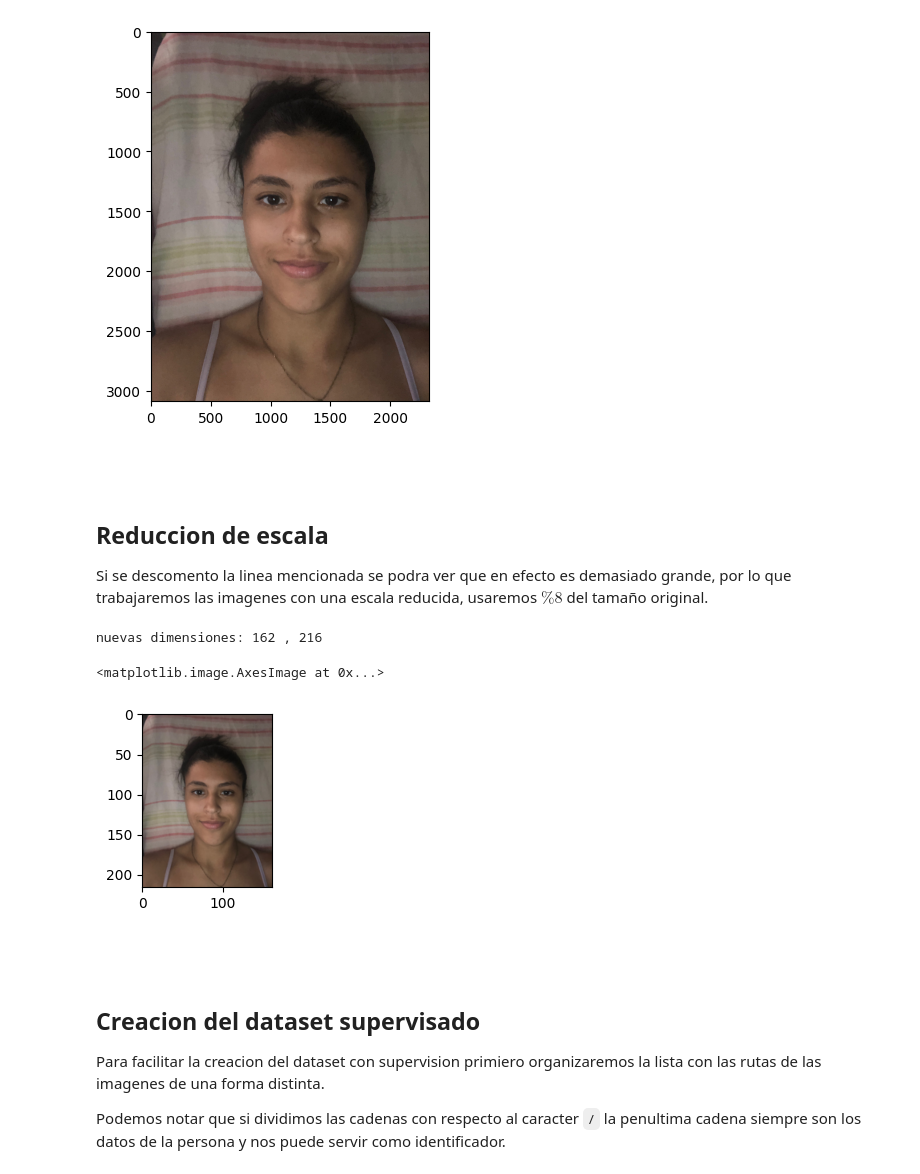
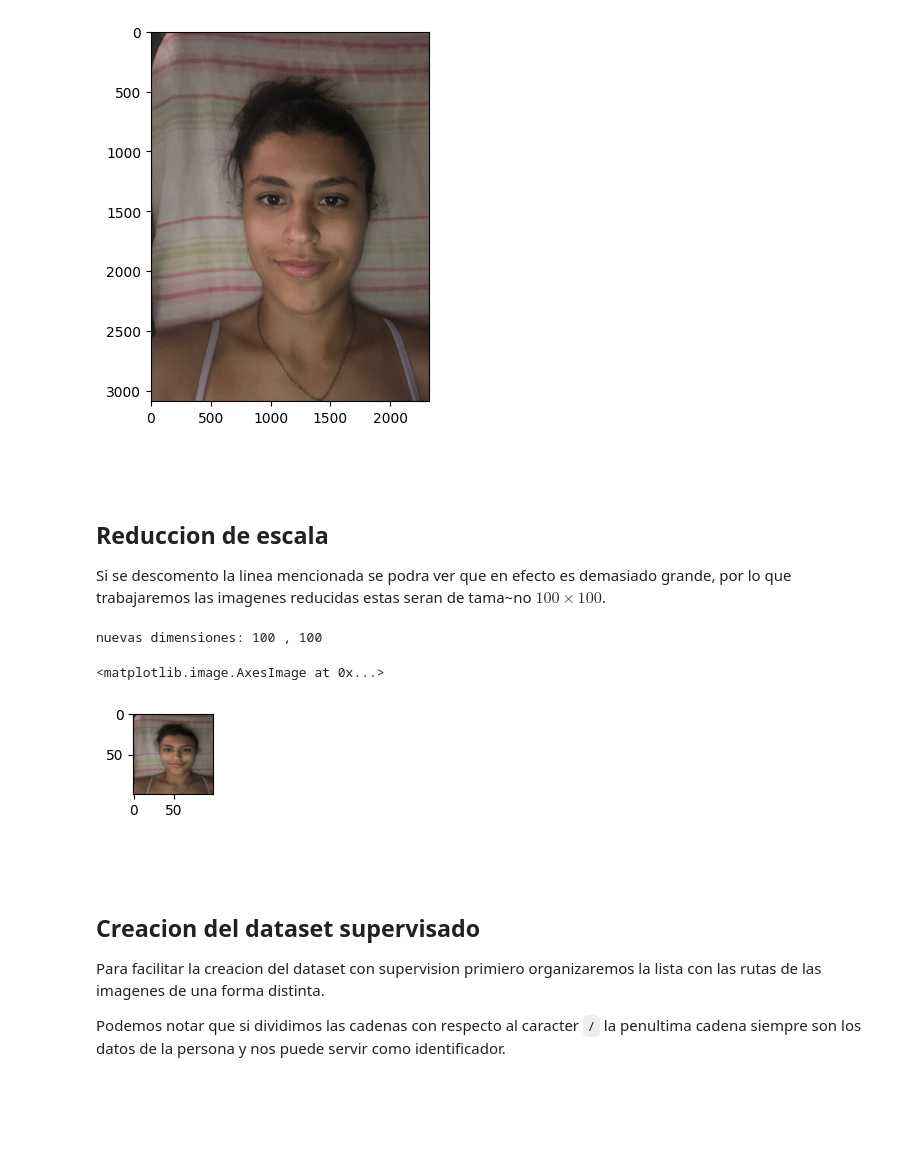
Before and after one commit to israncho/nn_ai, a Jupyter notebook: proyecto_final/Proyecto_final.ipynb, the cells around one changed output. Saved outputs shown, nothing was run; the diff lists cells and outputs as text; code cells hidden in the pictures; blank space fills up the shorter version.

```diff
--- a/proyecto_final/Proyecto_final.ipynb
+++ b/proyecto_final/Proyecto_final.ipynb
@@ -80,15 +82,15 @@ Dimensiones: 2320 , 3088
 
 ## Reduccion de escala
 
-Si se descomento la linea mencionada se podra ver que en efecto es demasiado grande, por lo que trabajaremos las imagenes con una
-escala reducida, usaremos $\%8$ del tamaño original.
+Si se descomento la linea mencionada se podra ver que en efecto es demasiado grande, por lo que trabajaremos las imagenes reducidas
+estas seran de tama~no $100 \times 100$.
 # %%
-downscaled_width, downscaled_height = int(width * .07) , int(height * .07)
+downscaled_width, downscaled_height = 100, 100
 print('nuevas dimensiones:', downscaled_width, ',', downscaled_height)
 downscaled_img = image.resize((downscaled_width, downscaled_height))
 plt.figure(figsize=(downscaled_width / DPI, downscaled_height / DPI))
 plt.imshow(downscaled_img)
 # %% [output]
-nuevas dimensiones: 162 , 216
+nuevas dimensiones: 100 , 100
 <matplotlib.image.AxesImage at 0x...>
-[figure, old version]
+[figure, new version]
```
Also changed, not shown: parts of 23 cells of this notebook.
